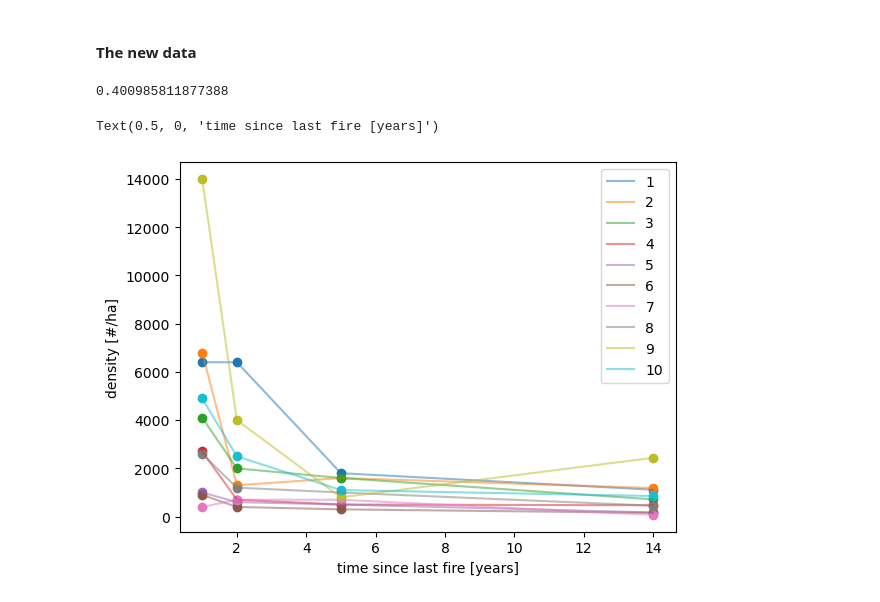
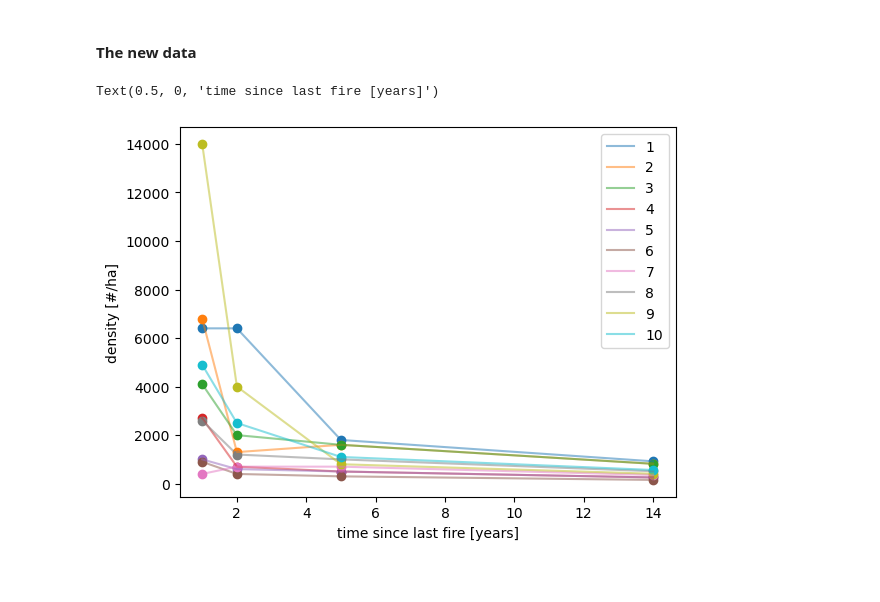
Before and after one commit to patricklawton/TecateCypress, a Jupyter notebook: journal.ipynb, the cells around one changed output. Cells and saved outputs as stored; diff of their text form; code cells hidden in the pictures.

Commit message:
Progress on incorporating new data
Extrapolate to year 14, take a look at density dependence

```diff
--- a/journal.ipynb
+++ b/journal.ipynb
@@ -116,41 +101,52 @@ for plot in plot_vec:
         year = fire_year + tstar
         counts = df_sub[(df_sub['YEAR'] == year) & (df_sub['PLOT'] == plot)]['TOTALIN']
         density_vec[plot-1][tstar_i] = counts.sum()*1e2
-# %%
-# Attempt 2
-# density_yr2_vec = []
-# for plot in plot_vec:
-#     counts = df_sub[(df_sub['YEAR'] == year) & (df_sub['GROWTHFORM'] == 'Resprout') & (df_sub['PLOT'] == plot)]['TOTALIN']
-#     density_yr2 = counts.sum()*1e2
-# mortality_yr1_ = -1*(density_yr2 - density_vec[plot-1][0]) / density_vec[plot-1][0]
-# prop_density_change =
-mortality_np.mean([-1*(density_vec[plot-1][1] - density_vec[plot-1][0]) / density_vec[plot-1][0] for plot in plot_vec])
-# %% [output]
-0.400985811877388
 # %%
 estimate_final = True
 if estimate_final:
+    tstar_vec = np.append(tstar_vec, 14)
     # Attempt 1
-    init_density = np.array([10000,18500,29000,182000])
+    # init_density = np.array([10000,18500,29000,182000])
+    # final_density = np.array([606,6788,11745,22562])
+    # scale = np.mean(final_density) / np.mean(init_density)
+    # estimated = np.zeros((len(plot_vec),1))
+    # for i, val in enumerate(density_vec[:,0]):
+    #     estimated[i][0] = scale*val
+    # density_vec = np.hstack((density_vec, estimated))
+
+    # Attempt 2
+    mortality_yr2_avg = np.mean([-1*(density_vec[plot-1][1] - density_vec[plot-1][0]) / density_vec[plot-1][0] for plot in plot_vec])
+    mortality_yr5_avg = np.mean([-1*(density_vec[plot-1][2] - density_vec[plot-1][1]) / density_vec[plot-1][1] for plot in plot_vec])
+    init_density = np.array([10000,18500,29000,182000]) #From table 1
     final_density = np.array([606,6788,11745,22562])
-    scale = np.mean(final_density) / np.mean(init_density)
-    tstar_vec = np.append(tstar_vec, 14)
+    estimated_yr5_density = init_density * mortality_yr2_avg * (4*mortality_yr5_avg)
+    scale = np.mean(final_density / estimated_yr5_density)
     estimated = np.zeros((len(plot_vec),1))
-    for i, val in enumerate(density_vec[:,0]):
+    for i, val in enumerate(density_vec[:,2]):
         estimated[i][0] = scale*val
     density_vec = np.hstack((density_vec, estimated))
-    # sys.exit()
+
+    # Attempt 3
+    # mortality_yr2_avg = np.mean([-1*(density_vec[plot-1][1] - density_vec[plot-1][0]) / density_vec[plot-1][0] for plot in plot_vec])
+    # init_density = np.array([10000,18500,29000,182000]) #From table 1
+    # final_density = np.array([606,6788,11745,22562])
+    # estimated_yr2_density = init_density * mortality_yr2_avg
+    # scale = np.mean(final_density / estimated_yr2_density)
+    # estimated = np.zeros((len(plot_vec),1))
+    # for i, val in enumerate(density_vec[:,1]):
+    #     estimated[i][0] = scale*val
+    # density_vec = np.hstack((density_vec, estimated))
 x = tstar_vec
 for plot in plot_vec:
     y = density_vec[plot-1]
     plt.scatter(x,y)
     plt.plot(x,y,alpha=0.5,label=plot)
 plt.legend()
 plt.ylabel('density [#/ha]')
 plt.xlabel('time since last fire [years]')
 # %% [output]
 Text(0.5, 0, 'time since last fire [years]')
-[figure, old version]
+[figure, new version]
 # %%
 mortality_vec = np.array(np.broadcast_to(np.array([np.nan for tstar in tstar_vec[:-1]]), (len(plot_vec), len(tstar_vec[:-1]))))
 for plot in plot_vec:
```
Also changed, not shown: parts of 12 cells of this notebook.
